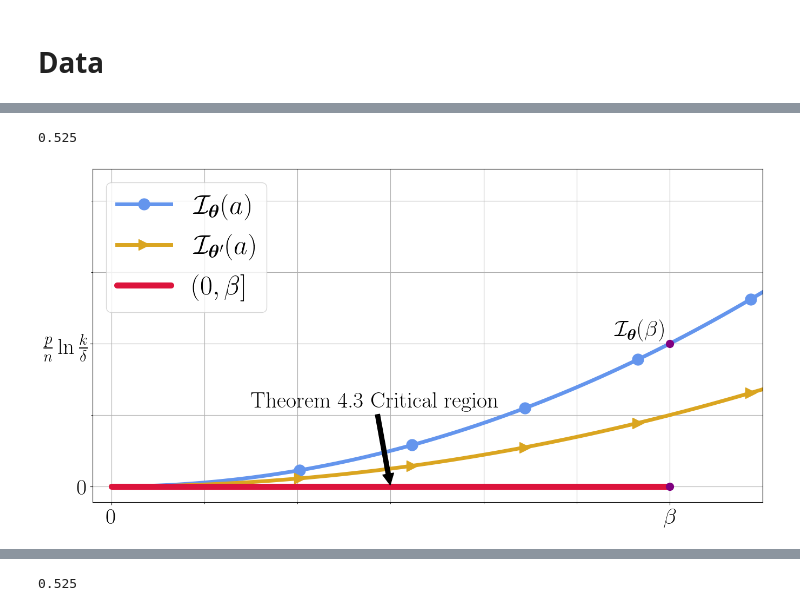
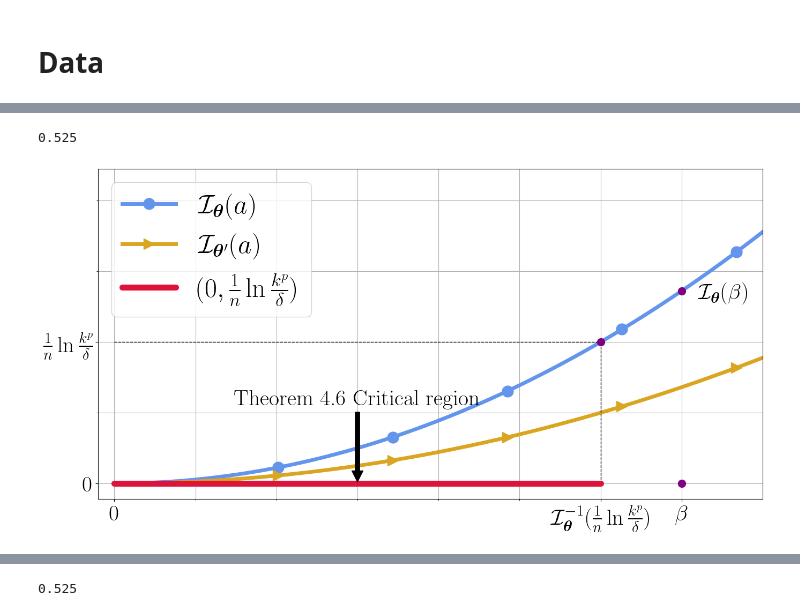
Before and after one commit to Ludvins/2024_PAC-Chernoff-Bound, a Jupyter notebook: Figure1and4.ipynb, the cells around one changed output, grey strips where cells are left out. Cells and saved outputs as stored; diff of their text form; code cells hidden in the pictures.

```diff
--- a/Figure1and4.ipynb
+++ b/Figure1and4.ipynb
@@ -218,48 +84,52 @@ plt.rcParams['figure.figsize'] = (16, 8)
 plt.tick_params(left = True, right = False , labelleft = True , labelbottom = True, bottom = True)
 plt.grid(True, "both")
 
-plt.plot(x, model2(x), linewidth = 5, label = r"$\mathcal{I}_{\bm{\theta}}(a)$", color = "cornflowerblue", marker = "o",  markersize=15, markevery=(20, 12))
-plt.plot(x, model1(x), linewidth = 5, label = r"$\mathcal{I}_{\bm{\theta}'}(a)$", color = "goldenrod", marker = ">",  markersize=15, markevery=(20, 12))
+plt.plot(x, model2(x), linewidth = 5, label = r"$\mathcal{I}_{\bm{\theta}}(a)$", color = "cornflowerblue", marker = "o",  markersize=15, markevery=(20, 14))
+plt.plot(x, model1(x), linewidth = 5, label = r"$\mathcal{I}_{\bm{\theta}'}(a)$", color = "goldenrod", marker = ">",  markersize=15, markevery=(20, 14))
 
 
 
 
 slope = 0.6
 pos = slope/2
 lambd = pos
+pos2 = 0.35
 
 x_ = np.linspace(-0.05, 0.05, 10)
 
 
-plt.plot([0,lambd], [0,0], color = "crimson", linewidth = 8, zorder = 3, label = r"$(0, \beta]$", solid_capstyle='round')
+plt.plot([0,lambd], [0,0], color = "crimson", linewidth = 8, zorder = 3, label = r"$\textstyle (0, \frac{1}{n}\ln\frac{k^p}{\delta})$", solid_capstyle='round')
+plt.plot([0,lambd], [model2(lambd),model2(lambd)], color = "black", linewidth = 1, linestyle = "dashed")
+plt.plot([lambd,lambd], [0,model2(lambd)], color = "black", linewidth = 1, linestyle = "dashed")
 
 
-plt.annotate(r"Theorem 4.3 Critical region", xy = (lambd/2,0) , xytext = (lambd/4, 0.05),
+plt.annotate(r"Theorem 4.6 Critical region", xy = (lambd/2,0) , xytext = (lambd/4-0.001, 0.05),
             arrowprops=dict(arrowstyle='simple', facecolor='black', relpos = (0.5, 0.5)))
+plt.scatter(lambd, model2(lambd), s=100, color = "purple", zorder = 3)
 
 
-plt.scatter(lambd, 0, s=100, color = "purple", zorder = 3)
-plt.text(lambd-0.03, model2(lambd) + 0.005, r"$\mathcal{I}_{\bm{\theta}}(\beta)$")
+plt.scatter(pos2, 0, s=100, color = "purple", zorder = 3)
+plt.text(pos2+0.01, model2(pos2) - 0.005, r"$\mathcal{I}_{\bm{\theta}}(\beta)$")
 
-plt.scatter(lambd, model2(lambd), zorder = 3, s=100, color = "purple")
+plt.scatter(pos2, model2(pos2), zorder = 3, s=100, color = "purple")
 x_ = np.linspace(slope/2-0.1, slope/2+0.1, 10)
 
 ax = plt.gca()
 ylim = ax.get_ylim()
 xlim = ax.get_xlim()
-plt.xticks([0, 0.3], [0, r"$\beta$"])
+plt.xticks([0, 0.3, pos2], [0, r"$\mathcal{I}^{-1}_{\bm{\theta}}\Big(\frac{1}{n}\ln\frac{k^p}{\delta}\Big)$", r"$\beta$"])
 plt.xticks([0.05, 0.1, 0.15, 0.2, 0.25], minor = True)
-plt.yticks([0, model2(lambd)], [0, r"$\frac{p}{n}\ln\frac{k}{\delta}$"])
+plt.yticks([0, model2(lambd)], [0, r"$\frac{1}{n}\ln\frac{k^p}{\delta}$"])
 plt.yticks([model2(lambd)/2, 6*model2(lambd)/4, 8*model2(lambd)/4], minor = True)
 
 
 plt.legend(loc = 2, fontsize=36)
 print(xlim[1])
-ax.set_xlim([-0.01, 0.35])
+ax.set_xlim([-0.01, 0.4])
 ax.set_ylim([-0.01, 0.2])
 #plt.axis('off')
-plt.savefig("I_Theorem_4.3.pdf", format = "pdf",bbox_inches='tight')
+plt.savefig("I_Theorem_4_5.pdf", format = "pdf",bbox_inches='tight')
 #plt.show()
 # %% [output]
 0.525
-[figure, old version]
+[figure, new version]
```
Also changed, not shown: parts of 9 cells of this notebook.
